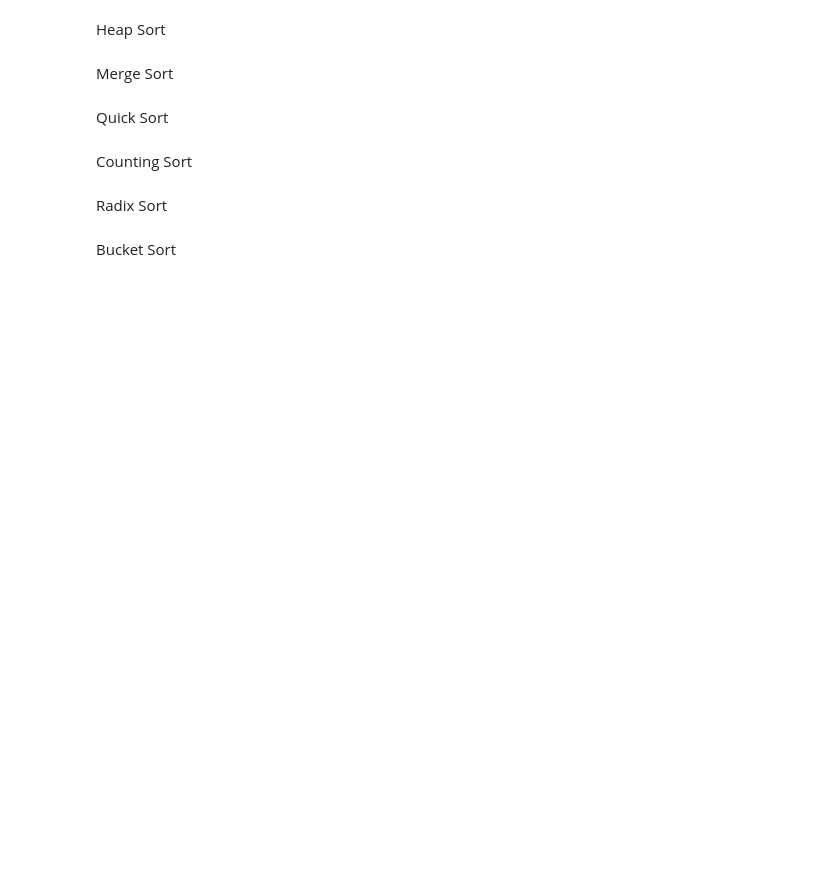
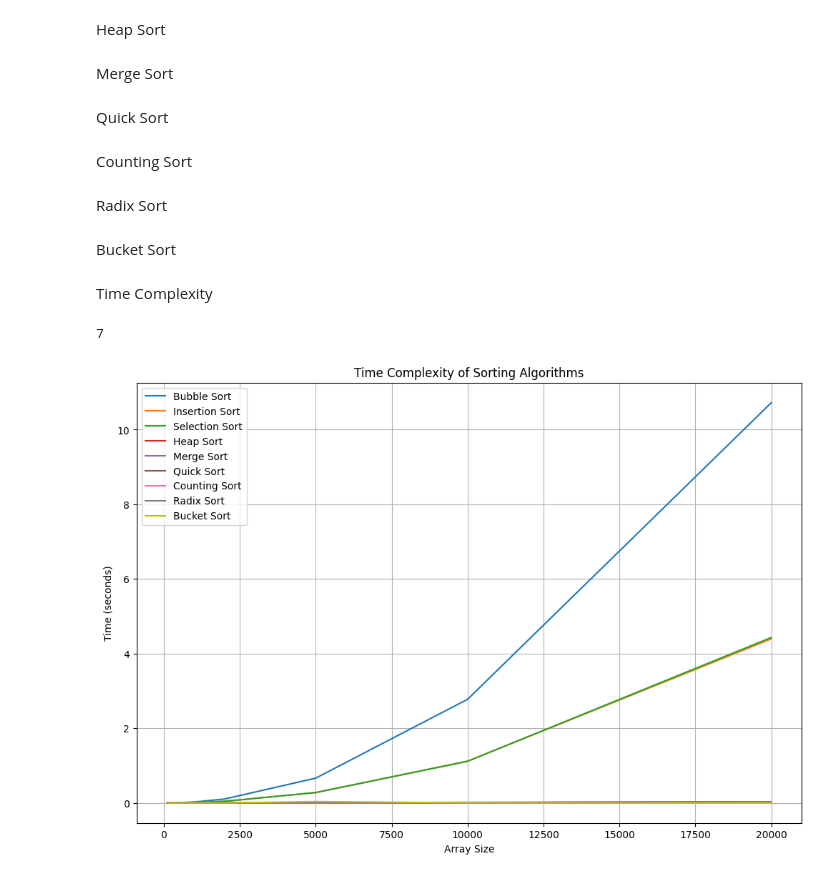
Before and after one commit to VidushaSanidu/Algorithems, a Jupyter notebook: sortingAlgorithems/algorithem.ipynb, the cells around one changed output. Cells and saved outputs as stored; diff of their text form; code cells hidden in the pictures; blank space fills up the shorter version.

```diff
--- a/sortingAlgorithems/algorithem.ipynb
+++ b/sortingAlgorithems/algorithem.ipynb
@@ -26,7 +26,7 @@ def InsertionSort(array):
 # %% [markdown]
 Selection Sort
 # %%
-def SelectionSort(array):
+def selectionSort(array):
     length = len(array)
     for i in range(length-1):
         minIndex = i
@@ -129,7 +138,8 @@ def countingSort(arr):
         sortedArr[countingArr[num- minVal] - 1] = num
         countingArr[num - minVal] -= 1
 
-    return sortedArr
+    for i in range(size):
+        arr[i] = sortedArr[i]
 # %% [markdown]
 Radix Sort
 # %%
@@ -189,7 +199,7 @@ def bucketSort(arr):
 
     # Sort each bucket using insertion sort
     for i in range(num_buckets):
-        InsertionSort(buckets[i])
+        insertionSort(buckets[i])
 
     # Concatenate the sorted buckets
     sorted_array = []
@@ -197,3 +207,5 @@ def bucketSort(arr):
         sorted_array.extend(buckets[i])
 
     return sorted_array
+# %% [markdown]
+Time Complexity
@@ -199,0 +227,43 @@ def bucketSort(arr):
+# %%
+def measure_time(sort_func, arr):
+    start_time = time.time()
+    sort_func(arr)
+    return time.time() - start_time
+
+for size in array_sizes:
+    arr = random.sample(range(size * 10), size)
+
+    bubble_times.append(measure_time(lambda x: bubbleSort(x.copy()), arr))
+    insertion_times.append(measure_time(lambda x: insertionSort(x.copy()), arr))
+    selection_times.append(measure_time(lambda x: selectionSort(x.copy()), arr))
+    heap_times.append(measure_time(lambda x: heapSort(x.copy()), arr))
+    merge_times.append(measure_time(lambda x: mergeSort(x.copy()), arr))
+    quick_times.append(measure_time(lambda x: quickSort(x.copy()), arr))
+    counting_times.append(measure_time(lambda x: countingSort(x.copy()), arr))
+    radix_times.append(measure_time(lambda x: radixSort(x.copy()), arr))
+    bucket_times.append(measure_time(lambda x: bucketSort(x.copy()), arr))
+# %%
+print(len(insertion_times))
+# %% [output]
+7
+# %%
+# Plotting the results
+plt.figure(figsize=(12, 8))
+plt.plot(array_sizes, bubble_times, label='Bubble Sort')
+plt.plot(array_sizes, insertion_times, label='Insertion Sort')
+plt.plot(array_sizes, selection_times, label='Selection Sort')
+plt.plot(array_sizes, heap_times, label='Heap Sort')
+plt.plot(array_sizes, merge_times, label='Merge Sort')
+plt.plot(array_sizes, quick_times, label='Quick Sort')
+plt.plot(array_sizes, counting_times, label='Counting Sort')
+plt.plot(array_sizes, radix_times, label='Radix Sort')
+plt.plot(array_sizes, bucket_times, label='Bucket Sort')
+
+plt.xlabel('Array Size')
+plt.ylabel('Time (seconds)')
+plt.title('Time Complexity of Sorting Algorithms')
+plt.legend()
+plt.grid(True)
+plt.show()
+# %% [output]
+[figure, added]
```
Also changed, not shown: parts of 5 cells of this notebook, 1 other file.
